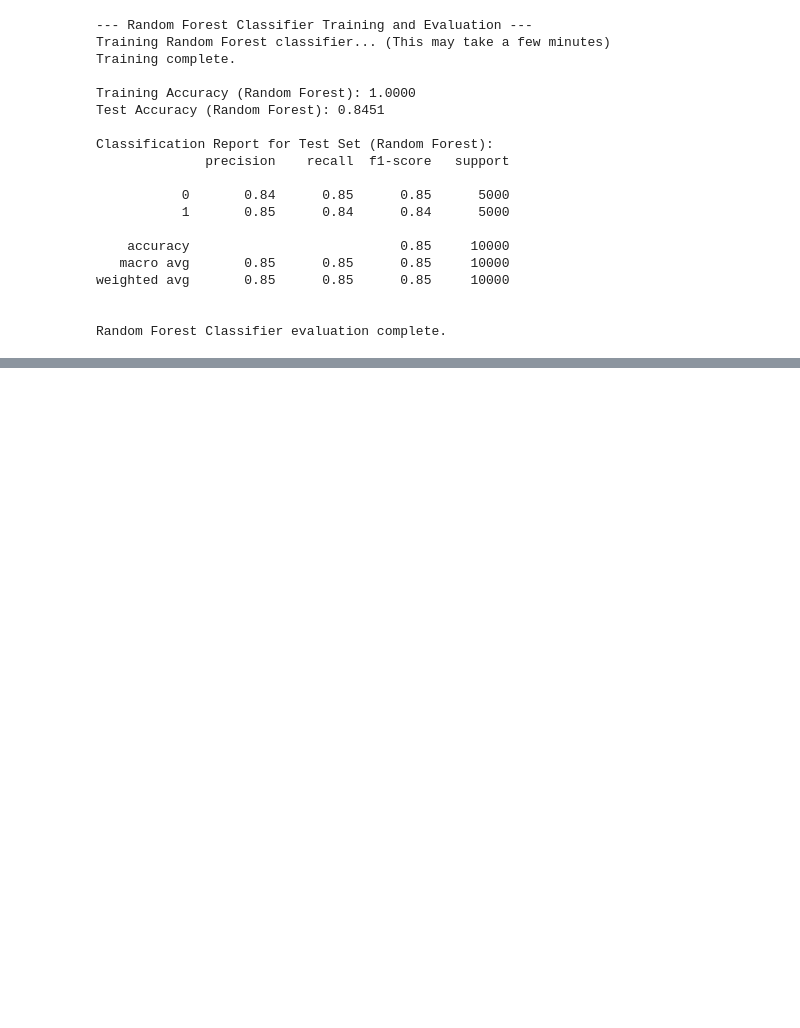
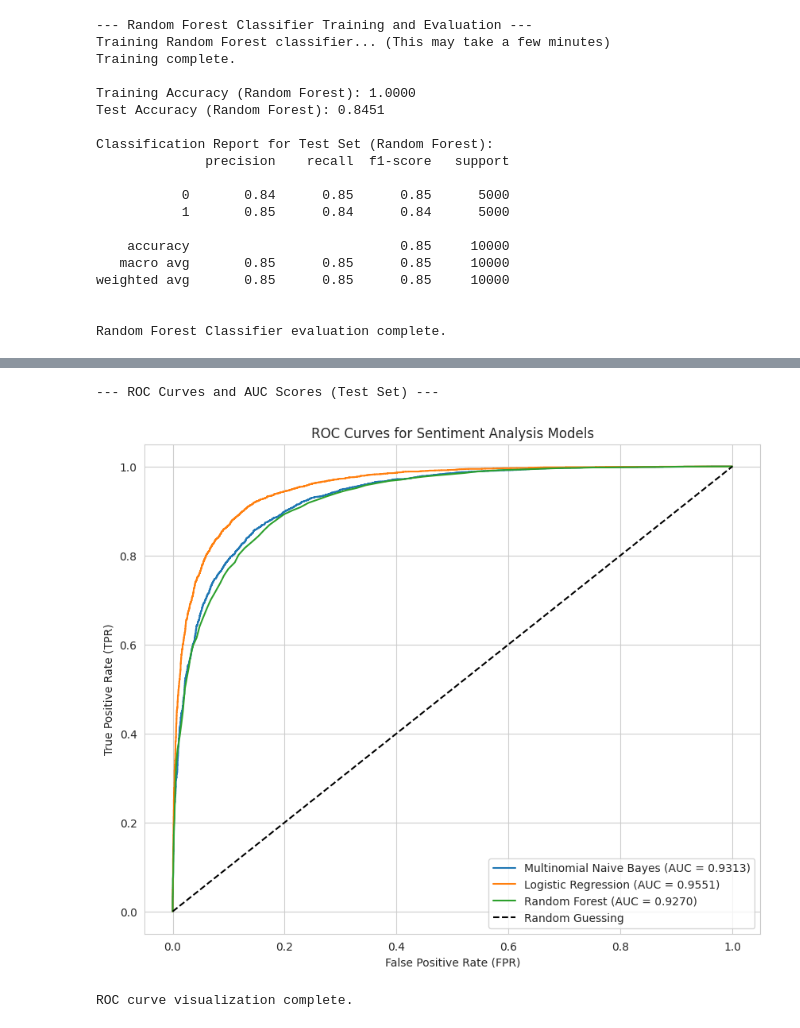
Before and after one commit to Ghadiiz/movie-sentiment-analyzer-nlp, a Jupyter notebook: Movie_Sentiment_Analysis.ipynb, the cells around one changed output, grey strips where cells are left out. Drawn from its saved outputs; the diff is of its cells as text; code cells hidden in the pictures; blank space fills up the shorter version.

```diff
--- a/Movie_Sentiment_Analysis.ipynb
+++ b/Movie_Sentiment_Analysis.ipynb
@@ -530,0 +653,41 @@ Random Forest Classifier evaluation complete.
+# %%
+from sklearn.metrics import roc_curve, auc
+import matplotlib.pyplot as plt
+
+print("\n--- ROC Curves and AUC Scores (Test Set) ---")
+
+plt.figure(figsize=(10, 8))
+
+# --- Multinomial Naive Bayes ---
+# Get predicted probabilities for the positive class (sentiment=1)
+y_pred_proba_mnb = mnb_classifier.predict_proba(X_test_tfidf)[:, 1]
+fpr_mnb, tpr_mnb, _ = roc_curve(y_test, y_pred_proba_mnb)
+auc_mnb = auc(fpr_mnb, tpr_mnb)
+plt.plot(fpr_mnb, tpr_mnb, label=f'Multinomial Naive Bayes (AUC = {auc_mnb:.4f})')
+
+# --- Logistic Regression ---
+y_pred_proba_lr = lr_classifier.predict_proba(X_test_tfidf)[:, 1]
+fpr_lr, tpr_lr, _ = roc_curve(y_test, y_pred_proba_lr)
+auc_lr = auc(fpr_lr, tpr_lr)
+plt.plot(fpr_lr, tpr_lr, label=f'Logistic Regression (AUC = {auc_lr:.4f})')
+
+# --- Random Forest ---
+y_pred_proba_rf = rf_classifier.predict_proba(X_test_tfidf)[:, 1]
+fpr_rf, tpr_rf, _ = roc_curve(y_test, y_pred_proba_rf)
+auc_rf = auc(fpr_rf, tpr_rf)
+plt.plot(fpr_rf, tpr_rf, label=f'Random Forest (AUC = {auc_rf:.4f})')
+
+# --- Plotting configurations ---
+plt.plot([0, 1], [0, 1], 'k--', label='Random Guessing') # Diagonal reference line
+plt.xlabel('False Positive Rate (FPR)')
+plt.ylabel('True Positive Rate (TPR)')
+plt.title('ROC Curves for Sentiment Analysis Models')
+plt.legend(loc='lower right')
+plt.grid(True)
+plt.show()
+
+print("ROC curve visualization complete.")
+# %% [output]
+--- ROC Curves and AUC Scores (Test Set) ---
+[figure, added]
+ROC curve visualization complete.
```
Also changed, not shown: parts of 2 cells of this notebook.
